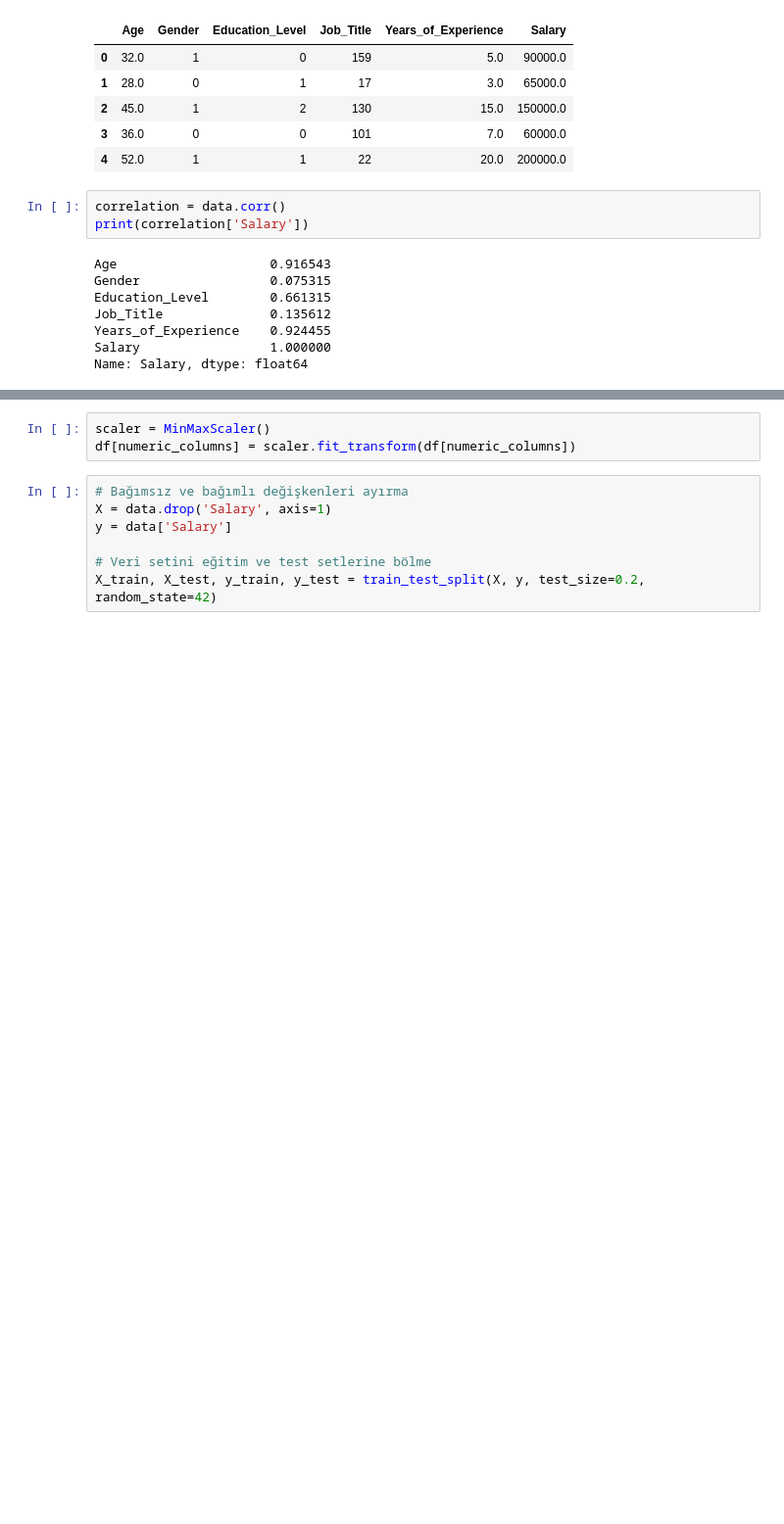
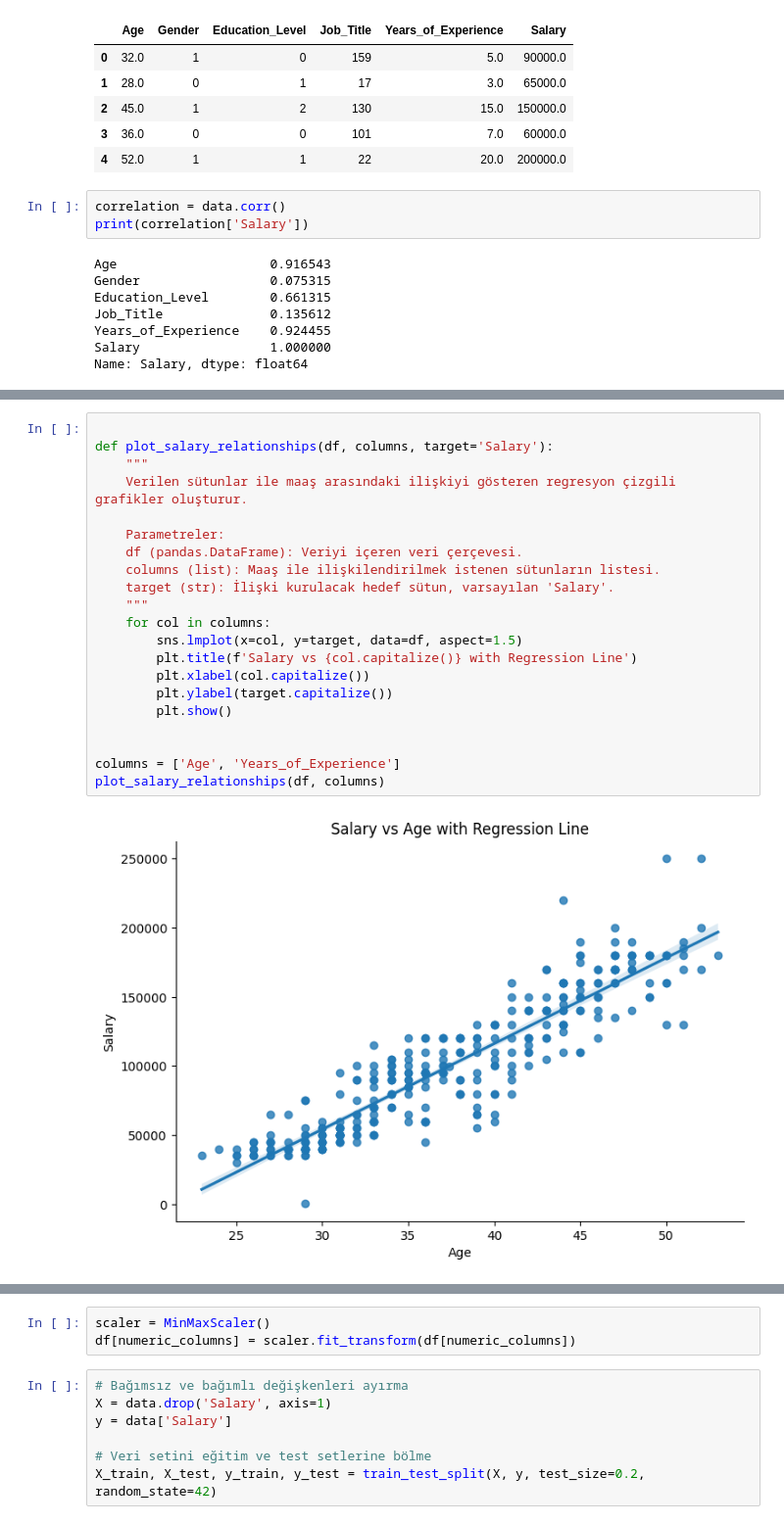
Before and after one commit to Nanogrup/SalaryPrediction, a Jupyter notebook: Salary_data/Salary-prediction.ipynb, the cells around one changed output, grey strips where cells are left out. Shown at 98% size. Saved outputs shown, nothing was run; the diff lists cells and outputs as text; blank space fills up the shorter version.

```diff
--- a/Salary_data/Salary-prediction.ipynb
+++ b/Salary_data/Salary-prediction.ipynb
@@ -248,0 +281,23 @@ ValueError: Mime type rendering requires nbformat>=4.2.0 but it is not installed
+# %%
+
+def plot_salary_relationships(df, columns, target='Salary'):
+    """
+    Verilen sütunlar ile maaş arasındaki ilişkiyi gösteren regresyon çizgili grafikler oluşturur.
+
+    Parametreler:
+    df (pandas.DataFrame): Veriyi içeren veri çerçevesi.
+    columns (list): Maaş ile ilişkilendirilmek istenen sütunların listesi.
+    target (str): İlişki kurulacak hedef sütun, varsayılan 'Salary'.
+    """
+    for col in columns:
+        sns.lmplot(x=col, y=target, data=df, aspect=1.5)
+        plt.title(f'Salary vs {col.capitalize()} with Regression Line')
+        plt.xlabel(col.capitalize())
+        plt.ylabel(target.capitalize())
+        plt.show()
+
+
+columns = ['Age', 'Years_of_Experience']
+plot_salary_relationships(df, columns)
+# %% [output]
+[figure, added]
```
Also changed, not shown: parts of 13 cells of this notebook.
